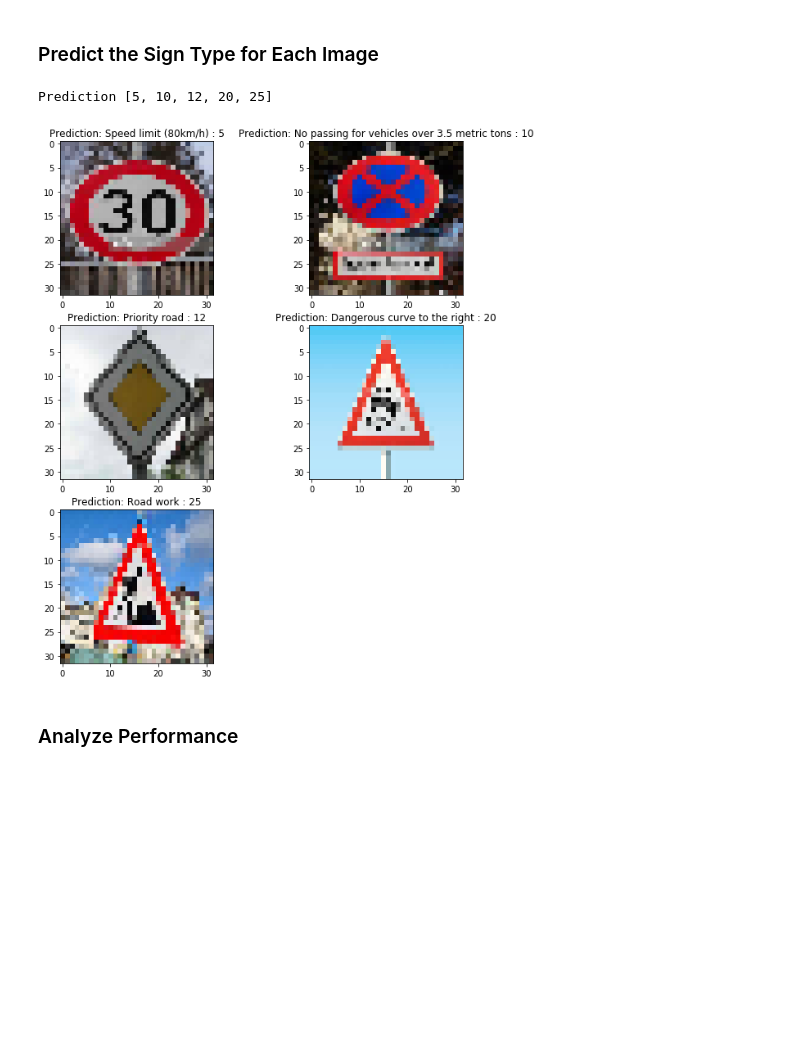
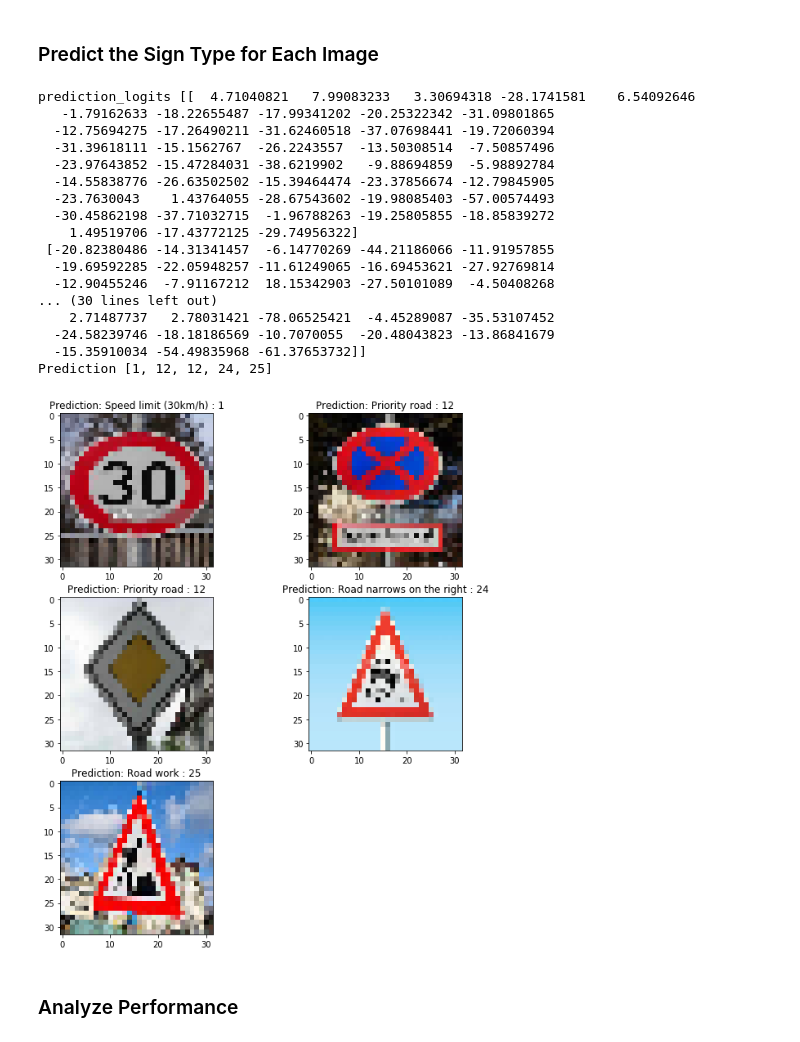
Before and after one commit to vggg/CarND-Traffic-Sign-Classifier-Project, a Jupyter notebook: Traffic_Sign_Classifier.ipynb, the cells around one changed output. Saved outputs shown, nothing was run; the diff lists cells and outputs as text; code cells hidden in the pictures; blank space fills up the shorter version.

```diff
--- a/Traffic_Sign_Classifier.ipynb
+++ b/Traffic_Sign_Classifier.ipynb
@@ -499,33 +499,51 @@ Preprocessing of images complete..
 # %%
 ### Run the predictions here and use the model to output the prediction for each image.
 ### Make sure to pre-process the images with the same pre-processing pipeline used earlier.
 ### Feel free to use as many code cells as needed.
 
 
-def localEval(X_one):
-    with tf.Session() as sess:
-        sess = tf.get_default_session()
-        saver.restore(sess, tf.train.latest_checkpoint('.'))
-        prediction_logits = sess.run(tf.argmax(logits, 1), feed_dict={x: X_one})
-        return prediction_logits
 
-prediction_logits = localEval(X_test_local)
-prediction_list = prediction_logits.tolist()
+with tf.Session() as sess:
+    sess = tf.get_default_session()
+    saver.restore(sess, tf.train.latest_checkpoint('.'))
+    prediction_logits = sess.run(logits, feed_dict={x: X_test_local})
+    prediction_labels = np.argmax(prediction_logits, axis=1)
+    print ('prediction_logits', prediction_logits)
 
 
-print ('Prediction', prediction_list)
 
-plt.figure(figsize=(10,20))
-for i in range(len(X_test_local)):
-    plt.subplot(len(X_test_local),2,i+1)
+    prediction_list = prediction_labels.tolist()
 
-    image = X_test_local_rgb[i].squeeze()
 
-    plt.title('Prediction: ' + classifier_dict[str(prediction_list[i])] + ' : ' + str(prediction_list[i]))
-    fig = plt.imshow(image)
+    print ('Prediction', prediction_list)
+
+    plt.figure(figsize=(10,20))
+    for i in range(len(X_test_local)):
+        plt.subplot(len(X_test_local),2,i+1)
+
+        image = X_test_local_rgb[i].squeeze()
+
+        plt.title('Prediction: ' + classifier_dict[str(prediction_list[i])] + ' : ' + str(prediction_list[i]))
+        fig = plt.imshow(image)
 # %% [output]
-Prediction [5, 10, 12, 20, 25]
+prediction_logits [[  4.71040821   7.99083233   3.30694318 -28.1741581    6.54092646
+   -1.79162633 -18.22655487 -17.99341202 -20.25322342 -31.09801865
+  -12.75694275 -17.26490211 -31.62460518 -37.07698441 -19.72060394
+  -31.39618111 -15.1562767  -26.2243557  -13.50308514  -7.50857496
+  -23.97643852 -15.47284031 -38.6219902   -9.88694859  -5.98892784
+  -14.55838776 -26.63502502 -15.39464474 -23.37856674 -12.79845905
+  -23.7630043    1.43764055 -28.67543602 -19.98085403 -57.00574493
+  -30.45862198 -37.71032715  -1.96788263 -19.25805855 -18.85839272
+    1.49519706 -17.43772125 -29.74956322]
+ [-20.82380486 -14.31341457  -6.14770269 -44.21186066 -11.91957855
+  -19.69592285 -22.05948257 -11.61249065 -16.69453621 -27.92769814
+  -12.90455246  -7.91167212  18.15342903 -27.50101089  -4.50408268
+... (30 lines left out)
+    2.71487737   2.78031421 -78.06525421  -4.45289087 -35.53107452
+  -24.58239746 -18.18186569 -10.7070055  -20.48043823 -13.86841679
+  -15.35910034 -54.49835968 -61.37653732]]
+Prediction [1, 12, 12, 24, 25]
-[figure, old version]
+[figure, new version]
 # %% [markdown]
 ### Analyze Performance
 # %%
```
Also changed, not shown: parts of 5 cells of this notebook, 4 other files.
